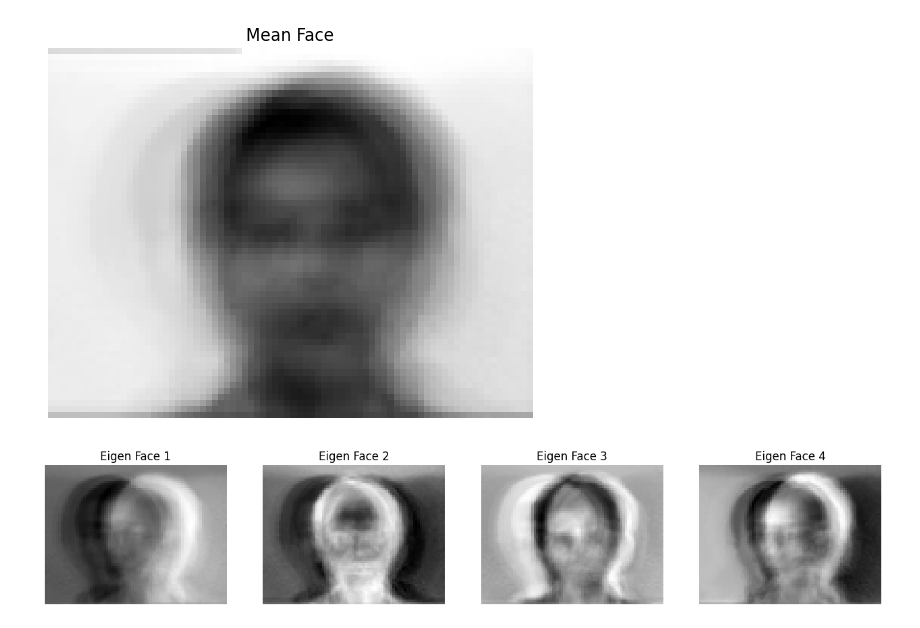
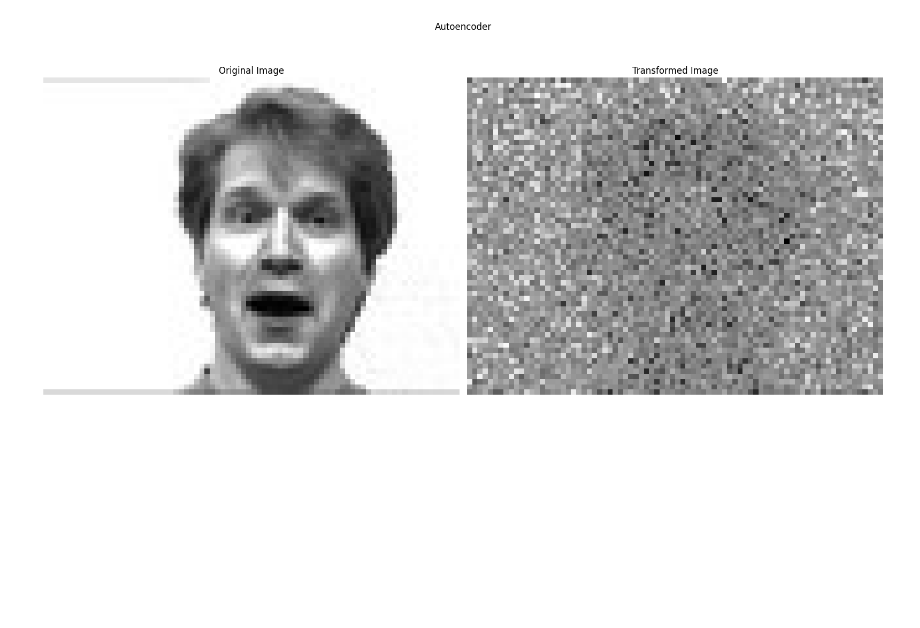
Before and after one commit to stuartlu0412/FAI2024, a Jupyter notebook: hw4-code/hw4.ipynb, the cells around one changed output. Saved outputs shown, nothing was run; the diff lists cells and outputs as text; code cells hidden in the pictures; blank space fills up the shorter version.

```diff
--- a/hw4-code/hw4.ipynb
+++ b/hw4-code/hw4.ipynb
@@ -20,0 +58,16 @@ pca.components
+# %%
+# (b) the training curve for the autoencoder
+
+err_list = []
+for epochs in range(10, 100, 10):
+    autoencoder = Autoencoder(input_dim=4880, encoding_dim=488)
+    autoencoder.fit(X_train, epochs=epochs, batch_size=135)
+    err_list.append(reconstruction_loss(X_train, autoencoder.reconstruct(X_train)))
+
+err = pd.Series(err_list, index=range(10, 100, 10))
+
+plt.plot(err)
+plt.title('Training Curve for Autoencoder')
+plt.xlabel('Epochs')
+plt.ylabel('Reconstruction Loss')
+plt.show()
@@ -20,0 +76,16 @@ pca.components
+# %%
+# the training curve for the denoising autoencoder
+
+err_list = []
+for epochs in range(10, 100, 10):
+    autoencoder = DenoisingAutoencoder(input_dim=4880, encoding_dim=488)
+    autoencoder.fit(X_train, epochs=epochs, batch_size=135)
+    err_list.append(reconstruction_loss(X_train, autoencoder.reconstruct(X_train)))
+
+err = pd.Series(err_list, index=range(10, 100, 10))
+plt.plot(err)
+plt.title('Training Curve for Denoising Autoencoder')
+plt.xlabel('Epochs')
+plt.ylabel('Reconstruction Loss')
+plt.xticks(range(10, 100, 10))
+plt.show()
@@ -45,21 +126,8 @@ plot_image(img, pca)
-# %%
-# (a) plot mean and eigen face
-
-plt.imshow(pca.mean.reshape(61, 80), cmap='gray')
-plt.title('Mean Face')
-plt.axis('off')
-plt.show()
-
-# (b) plot eigen face
-
-fig, axes = plt.subplots(1, 4, figsize=(16, 4))
-
-for i in range(4):
-    axes[i].imshow(pca.components[i].reshape(61, 80), cmap='gray')
-    axes[i].set_title(f'Eigen Face {i+1}')
-    axes[i].axis('off')
-
-plt.show()
-# %% [output]
-[figure, removed]
-[figure, removed]
+# %%
+# train autoencoder
+
+encoder = Autoencoder(input_dim=4880, encoding_dim=488)
+encoder.fit(X_train, epochs=100, batch_size=32)
+plot_image(img, encoder, title = "Autoencoder")
+# %% [output]
+[figure, added]
```
Also changed, not shown: parts of 20 cells of this notebook, 5 other files.
